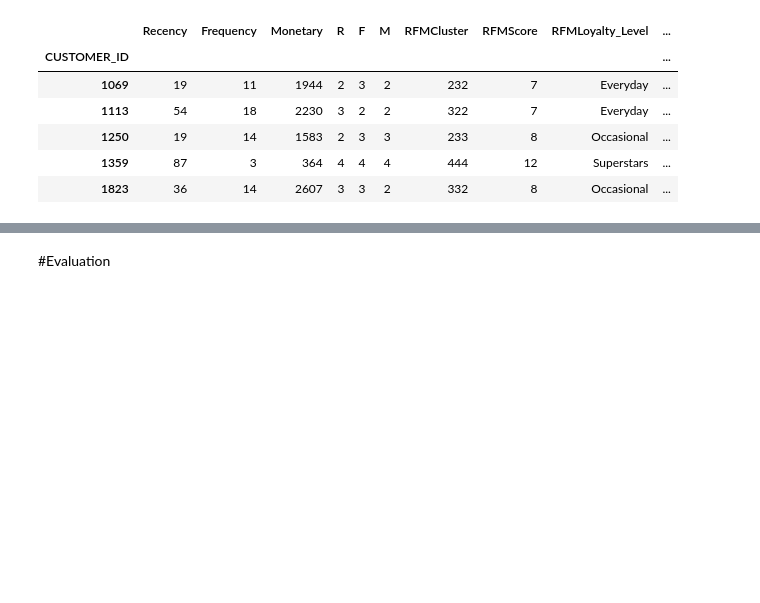
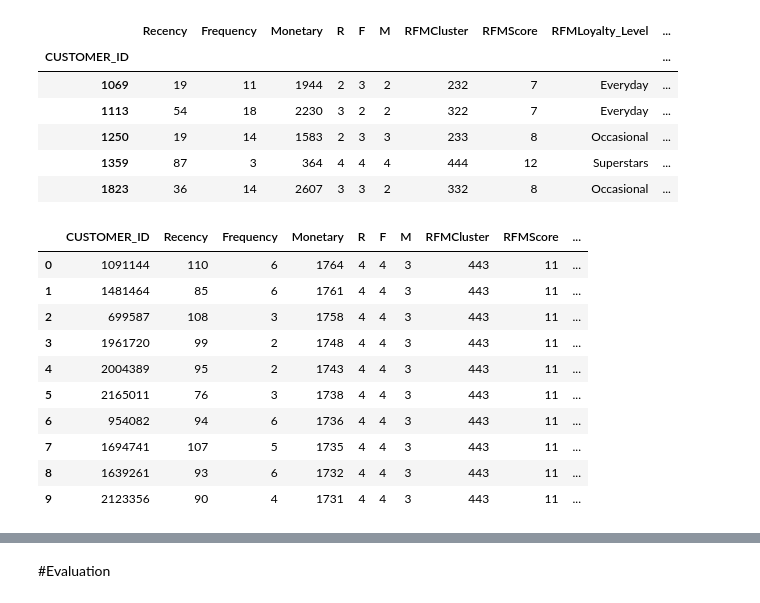
Before and after one commit to kristaLumbantoruan/customer-clustering-for-crm-in-xyz-store, a Jupyter notebook: Customer_Clustering.ipynb, the cells around one changed output, grey strips where cells are left out. Cells and saved outputs as stored; diff of their text form; code cells hidden in the pictures; blank space fills up the shorter version.

```diff
--- a/Customer_Clustering.ipynb
+++ b/Customer_Clustering.ipynb
@@ -818,3 +811,18 @@ RFMScoring.head()
 | 1250 | 19 | 14 | 1583 | 2 | 3 | 3 | 233 | 8 | Occasional | ... |
 | 1359 | 87 | 3 | 364 | 4 | 4 | 4 | 444 | 12 | Superstars | ... |
 | 1823 | 36 | 14 | 2607 | 3 | 3 | 2 | 332 | 8 | Occasional | ... |
+# %%
+#Validate the data for RFMLoyalty_Level for Superstars
+RFMScoring[RFMScoring['RFMLoyalty_Level']=='Superstars'].sort_values('Monetary', ascending = False).reset_index().head(10)
+# %% [output]
+|  | CUSTOMER_ID | Recency | Frequency | Monetary | R | F | M | RFMCluster | RFMScore | ... |
+| 0 | 1091144 | 110 | 6 | 1764 | 4 | 4 | 3 | 443 | 11 | ... |
+| 1 | 1481464 | 85 | 6 | 1761 | 4 | 4 | 3 | 443 | 11 | ... |
+| 2 | 699587 | 108 | 3 | 1758 | 4 | 4 | 3 | 443 | 11 | ... |
+| 3 | 1961720 | 99 | 2 | 1748 | 4 | 4 | 3 | 443 | 11 | ... |
+| 4 | 2004389 | 95 | 2 | 1743 | 4 | 4 | 3 | 443 | 11 | ... |
+| 5 | 2165011 | 76 | 3 | 1738 | 4 | 4 | 3 | 443 | 11 | ... |
+| 6 | 954082 | 94 | 6 | 1736 | 4 | 4 | 3 | 443 | 11 | ... |
+| 7 | 1694741 | 107 | 5 | 1735 | 4 | 4 | 3 | 443 | 11 | ... |
+| 8 | 1639261 | 93 | 6 | 1732 | 4 | 4 | 3 | 443 | 11 | ... |
+| 9 | 2123356 | 90 | 4 | 1731 | 4 | 4 | 3 | 443 | 11 | ... |
```
Also changed, not shown: parts of 21 cells of this notebook.
